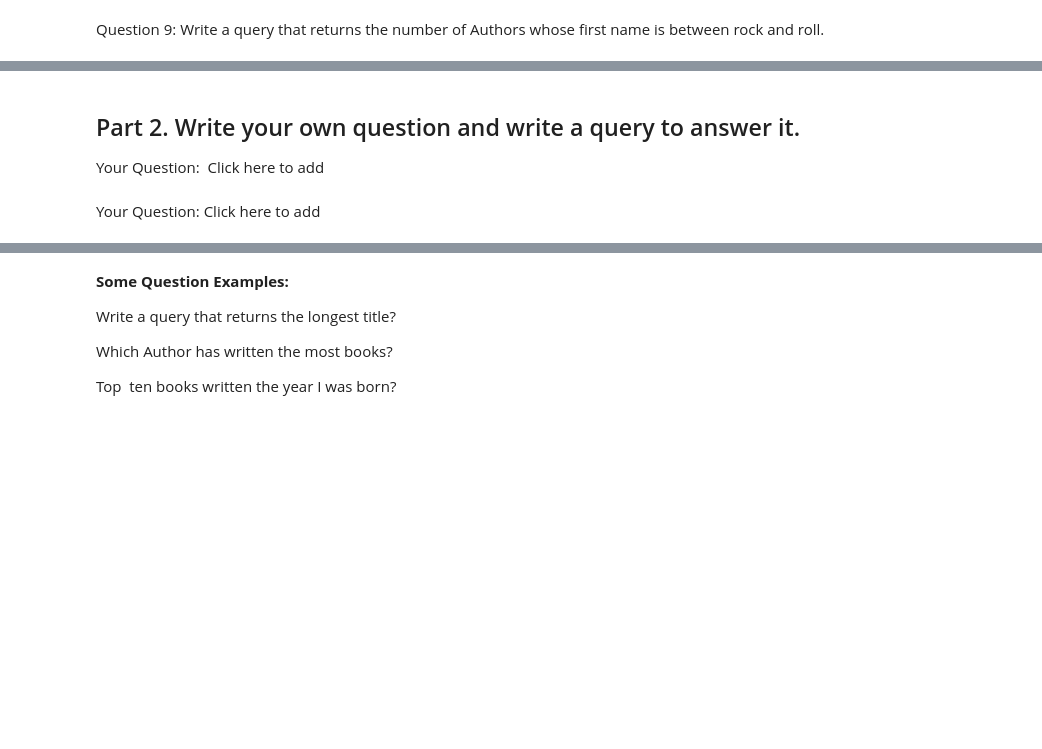
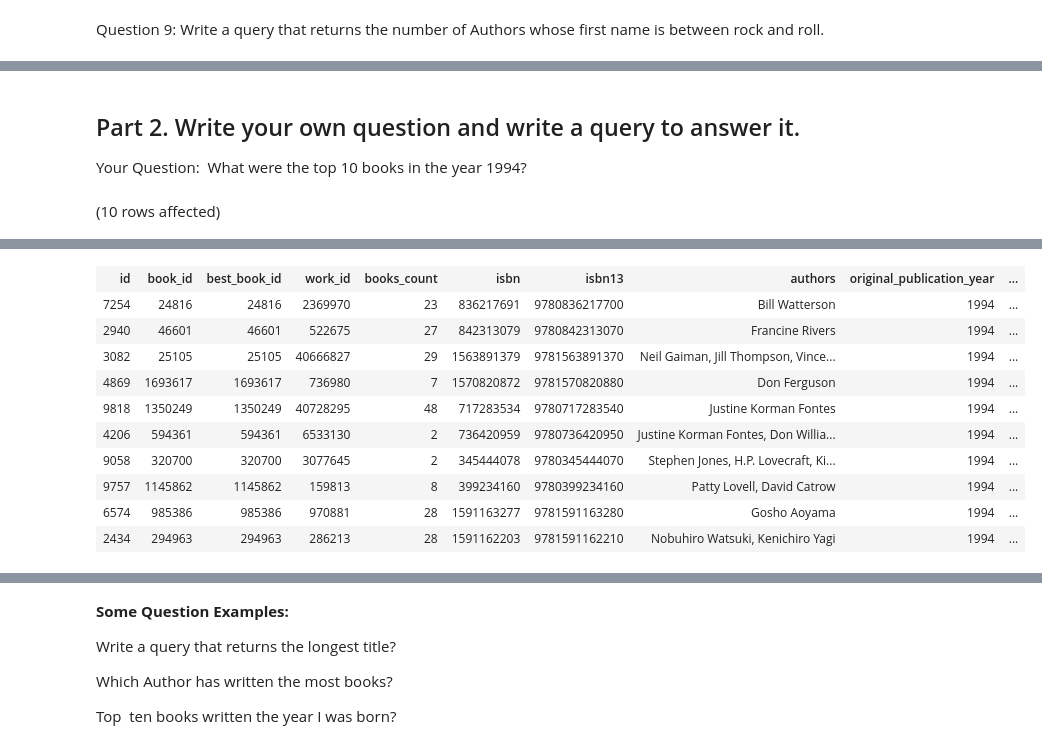
Before and after one commit to annalprost/SQL-Part-1-Studio, a Jupyter notebook: SQL-Part-1-Studio.ipynb, the cells around one changed output, grey strips where cells are left out. Drawn from its saved outputs; the diff is of its cells as text; code cells hidden in the pictures; blank space fills up the shorter version.

```diff
--- a/SQL-Part-1-Studio.ipynb
+++ b/SQL-Part-1-Studio.ipynb
@@ -203,4 +183,4 @@ Question 9: Write a query that returns the number of Authors whose first name is
 # %% [markdown]
 ## Part 2. Write your own question and write a query to answer it.
 
-Your Question:  Click here to add
+Your Question:  What were the top 10 books in the year 1994?
@@ -209,2 +186,0 @@ Your Question:  Click here to add
-# %% [markdown]
-Your Question: Click here to add
@@ -212,0 +187,8 @@ Your Question: Click here to add
+# %%
+-- Add your querry here
+SELECT TOP 10 *
+FROM BooksDB.dbo.books
+WHERE original_publication_year = 1994
+ORDER BY average_rating DESC
+# %% [output]
+(10 rows affected)
@@ -212,0 +196,11 @@ Your Question: Click here to add
+| id | book_id | best_book_id | work_id | books_count | isbn | isbn13 | authors | original_publication_year | ... |
+| 7254 | 24816 | 24816 | 2369970 | 23 | 836217691 | 9780836217700 | Bill Watterson | 1994 | ... |
+| 2940 | 46601 | 46601 | 522675 | 27 | 842313079 | 9780842313070 | Francine Rivers | 1994 | ... |
+| 3082 | 25105 | 25105 | 40666827 | 29 | 1563891379 | 9781563891370 | Neil Gaiman, Jill Thompson, Vince... | 1994 | ... |
+| 4869 | 1693617 | 1693617 | 736980 | 7 | 1570820872 | 9781570820880 | Don Ferguson | 1994 | ... |
+| 9818 | 1350249 | 1350249 | 40728295 | 48 | 717283534 | 9780717283540 | Justine Korman Fontes | 1994 | ... |
+| 4206 | 594361 | 594361 | 6533130 | 2 | 736420959 | 9780736420950 | Justine Korman Fontes, Don Willia... | 1994 | ... |
+| 9058 | 320700 | 320700 | 3077645 | 2 | 345444078 | 9780345444070 | Stephen Jones, H.P. Lovecraft, Ki... | 1994 | ... |
+| 9757 | 1145862 | 1145862 | 159813 | 8 | 399234160 | 9780399234160 | Patty Lovell, David Catrow | 1994 | ... |
+| 6574 | 985386 | 985386 | 970881 | 28 | 1591163277 | 9781591163280 | Gosho Aoyama | 1994 | ... |
+| 2434 | 294963 | 294963 | 286213 | 28 | 1591162203 | 9781591162210 | Nobuhiro Watsuki, Kenichiro Yagi | 1994 | ... |
```
Also changed, not shown: parts of 13 cells of this notebook.
